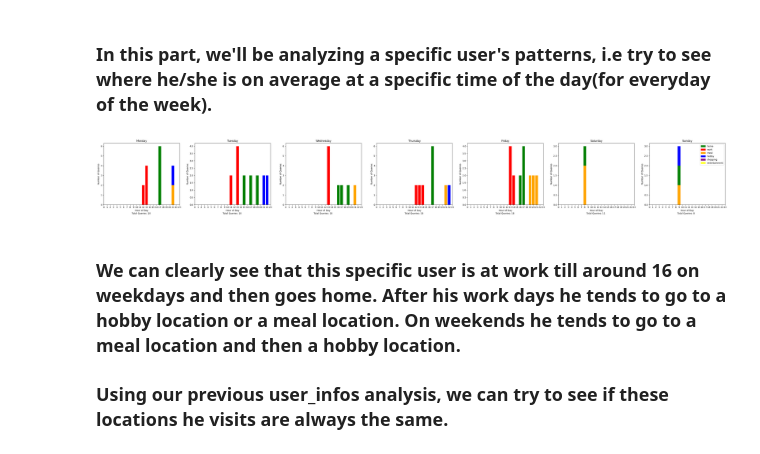
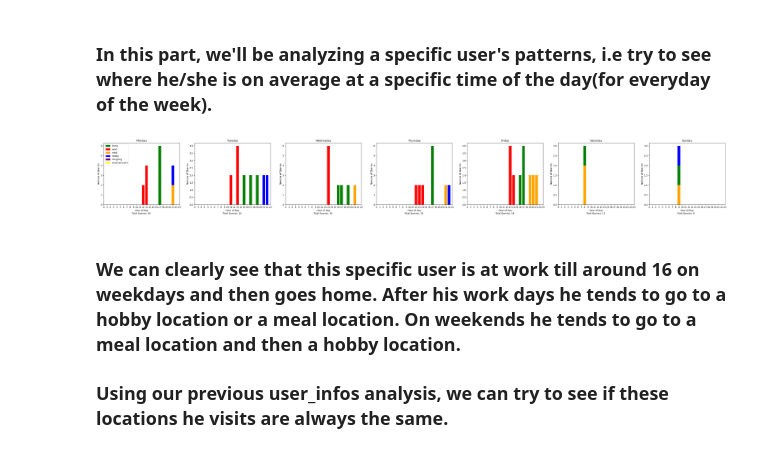
Before and after one commit to aybarsyazici/EPFL-CS523-Project-1, a Jupyter notebook: secretstroll/part2/privacy-evaluation.ipynb, the cells around one changed output. Saved outputs shown, nothing was run; the diff lists cells and outputs as text; code cells hidden in the pictures.

```diff
--- a/secretstroll/part2/privacy-evaluation.ipynb
+++ b/secretstroll/part2/privacy-evaluation.ipynb
@@ -440,7 +492,7 @@ Name: 0, dtype: object
 # Find out people who live together but work in different places
 # we have home_label_users and work_label_users
 # in home_label_users we have to find the users who don't work in the same place
-family_members = {}
+family_label_users = {}
 i = 0
 for home_label in home_label_users:
     # find everyone's work location
@@ -449,5 +501,10 @@ for home_label in home_label_users:
     work_locations = pd.DataFrame(work_locations, columns=['ip_address', 'lat', 'lon']).groupby(['lat', 'lon']).apply(lambda x: x['ip_address'].values).rename('ip_addresses').reset_index()
     # add the ip addresses that have len == 1
     work_locations = work_locations[work_locations['ip_addresses'].apply(lambda x: len(x) == 1)]
-work_locations.head()
+    # convert the column ip_addresses from a list to a string
+    work_locations['ip_addresses'] = work_locations['ip_addresses'].apply(lambda x: x[0])
+    # add to family members
+    family_label_users[home_label] = work_locations['ip_addresses'].values
+
+family_label_users
 # %% [output]
@@ -461,12 +530,10 @@ work_locations.head()
 # %%
 for key in family_label_users:
     users = family_label_users[key]
-    # Check if this family works in the same place
     for user in users:
         for key2 in home_work_label_users:
-            if user in home_work_label_users[key2] and key2 != -1:
-                print(key, key2, user)
-
+            if user in home_work_label_users[key2]:
+                print("This user works in the same place with the ppl he/she lives with", key, key2, user)
     home_places = [user_infos[user]['home'].iloc[0][['lat', 'lon']].values for user in users]
     home_places = set([tuple(place) for place in home_places])
     if len(home_places) != 1:
@@ -714,36 +778,37 @@ poi_colours = {
     'meal': 'orange',
     'hobby': 'blue',
     'shopping': 'purple',
     'entertainment': 'yellow'
 }
 
 def graph_pattern(user):
     user_queries = queries[queries['ip_address'] == user]
     # Join with the pois
     user_queries = user_queries.merge(pois, on=['lat', 'lon'], how='inner')
     # Now group by day and hour of day and poi_type
     user_queries = user_queries.groupby(['day_of_week', 'hour_of_day', 'poi_type']).count().reset_index()    # Now create a graph for each day
     fig, ax = plt.subplots(1, 7, figsize=(50, 5))
     for day in range(0, 7):
         # Get the queries for that day
         day_queries = user_queries[user_queries['day_of_week'] == day]
         # Plot the frequency per hour of day, colour part of the bar based on the poi_type
         ax[day].bar(day_queries['hour_of_day'], day_queries['ip_address'], color=day_queries['poi_type'].apply(lambda x: poi_colours[x]))
         ax[day].set_title(f"{DAY_MAP[day]}")
         ax[day].set_xlabel("Hour of Day")
         ax[day].set_ylabel("Number of Queries")
         # Set the x axis ticks to be the hours of the day
         ax[day].set_xticks(range(0, 24))
         ax[day].set_xticklabels(range(0, 24))
         # Write the total amount of queries for that day below the graph
         ax[day].text(0.37, -0.15, f"Total Queries: {day_queries['ip_address'].sum()}", transform=ax[day].transAxes)
-    # Show a legend for the colours
-    plt.legend(handles=[mpatches.Patch(color=poi_colours[key], label=key) for key in poi_colours])
+    # Show a legend for the colours in the first graph
+    handles = [mpatches.Patch(color=poi_colours[x], label=x) for x in poi_colours]
+    ax[0].legend(handles=handles)
     plt.show()
 
 graph_pattern('113.167.82.177')
 # %% [output]
-[figure, old version]
+[figure, new version]
 # %% [markdown]
 ### We can clearly see that this specific user is at work till around 16 on weekdays and then goes home. After his work days he tends to go to a hobby location or a meal location. On weekends he tends to go to a meal location and then a hobby location.
 ### Using our previous user_infos analysis, we can try to see if these locations he visits are always the same.
```
Also changed, not shown: parts of 9 cells of this notebook.
